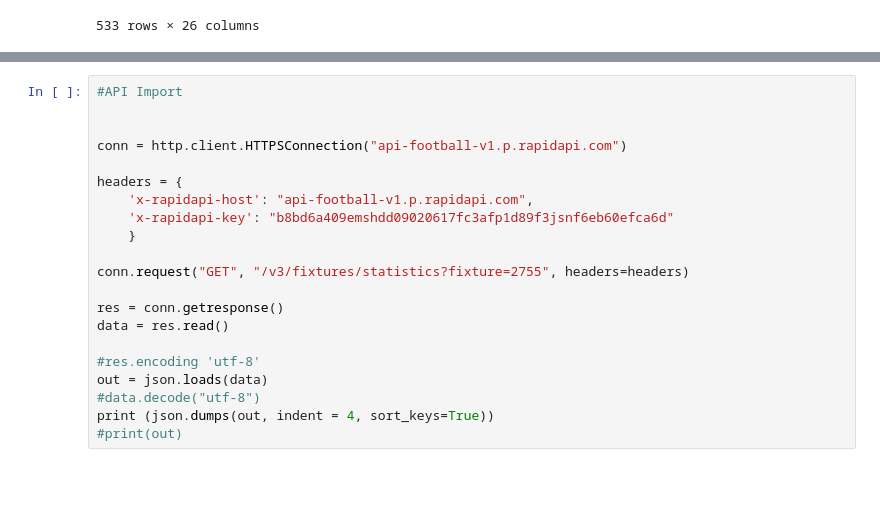
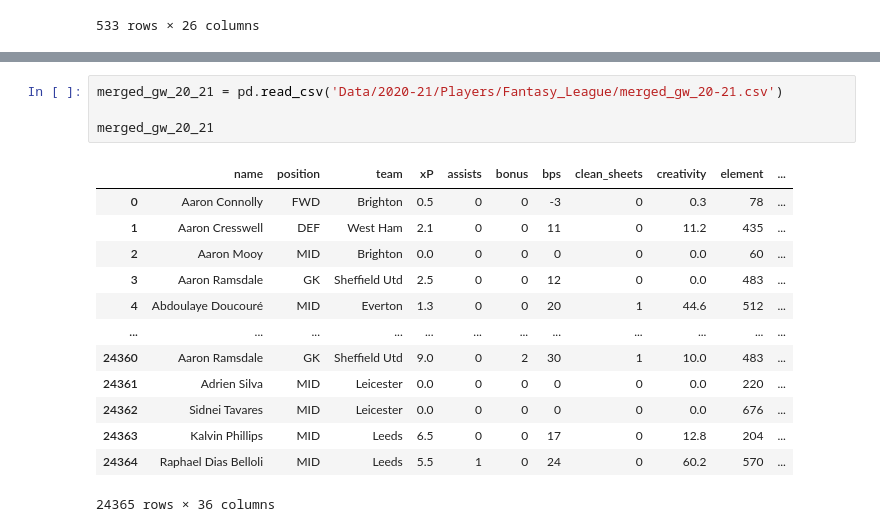
Before and after one commit to Giuliano99/Masterarbeit, a Jupyter notebook: Import Data.ipynb, the cells around one changed output, grey strips where cells are left out. Drawn from its saved outputs; the diff is of its cells as text; blank space fills up the shorter version.

```diff
--- a/Import Data.ipynb
+++ b/Import Data.ipynb
@@ -95,21 +75,18 @@ Fantasy_Gameweek
-# %%
-#API Import
-
-
-conn = http.client.HTTPSConnection("api-football-v1.p.rapidapi.com")
-
-headers = {
-    'x-rapidapi-host': "api-football-v1.p.rapidapi.com",
-    'x-rapidapi-key': "b8bd6a409emshdd09020617fc3afp1d89f3jsnf6eb60efca6d"
-    }
-
-conn.request("GET", "/v3/fixtures/statistics?fixture=2755", headers=headers)
-
-res = conn.getresponse()
-data = res.read()
-
-#res.encoding 'utf-8'
-out = json.loads(data)
-#data.decode("utf-8")
-print (json.dumps(out, indent = 4, sort_keys=True))
-#print(out)
+# %%
+merged_gw_20_21 = pd.read_csv('Data/2020-21/Players/Fantasy_League/merged_gw_20-21.csv')
+
+merged_gw_20_21
+# %% [output]
+|  | name | position | team | xP | assists | bonus | bps | clean_sheets | creativity | element | ... |
+| 0 | Aaron Connolly | FWD | Brighton | 0.5 | 0 | 0 | -3 | 0 | 0.3 | 78 | ... |
+| 1 | Aaron Cresswell | DEF | West Ham | 2.1 | 0 | 0 | 11 | 0 | 11.2 | 435 | ... |
+| 2 | Aaron Mooy | MID | Brighton | 0.0 | 0 | 0 | 0 | 0 | 0.0 | 60 | ... |
+| 3 | Aaron Ramsdale | GK | Sheffield Utd | 2.5 | 0 | 0 | 12 | 0 | 0.0 | 483 | ... |
+| 4 | Abdoulaye Doucouré | MID | Everton | 1.3 | 0 | 0 | 20 | 1 | 44.6 | 512 | ... |
+| ... | ... | ... | ... | ... | ... | ... | ... | ... | ... | ... | ... |
+| 24360 | Aaron Ramsdale | GK | Sheffield Utd | 9.0 | 0 | 2 | 30 | 1 | 10.0 | 483 | ... |
+| 24361 | Adrien Silva | MID | Leicester | 0.0 | 0 | 0 | 0 | 0 | 0.0 | 220 | ... |
+| 24362 | Sidnei Tavares | MID | Leicester | 0.0 | 0 | 0 | 0 | 0 | 0.0 | 676 | ... |
+| 24363 | Kalvin Phillips | MID | Leeds | 6.5 | 0 | 0 | 17 | 0 | 12.8 | 204 | ... |
+| 24364 | Raphael Dias Belloli | MID | Leeds | 5.5 | 1 | 0 | 24 | 0 | 60.2 | 570 | ... |
+24365 rows × 36 columns
```
Also changed, not shown: parts of 2 cells of this notebook, 12 other files.
